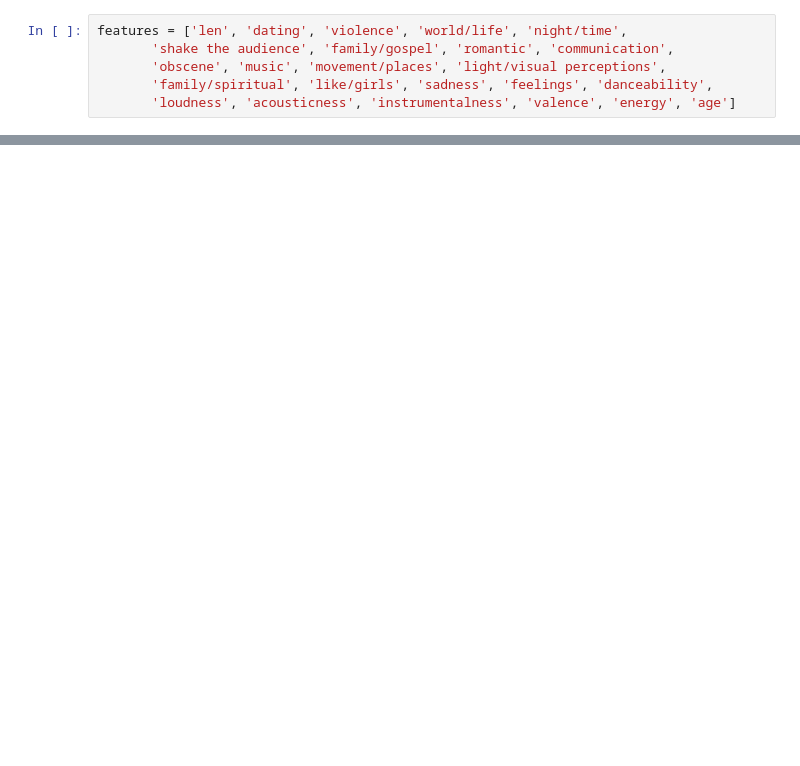
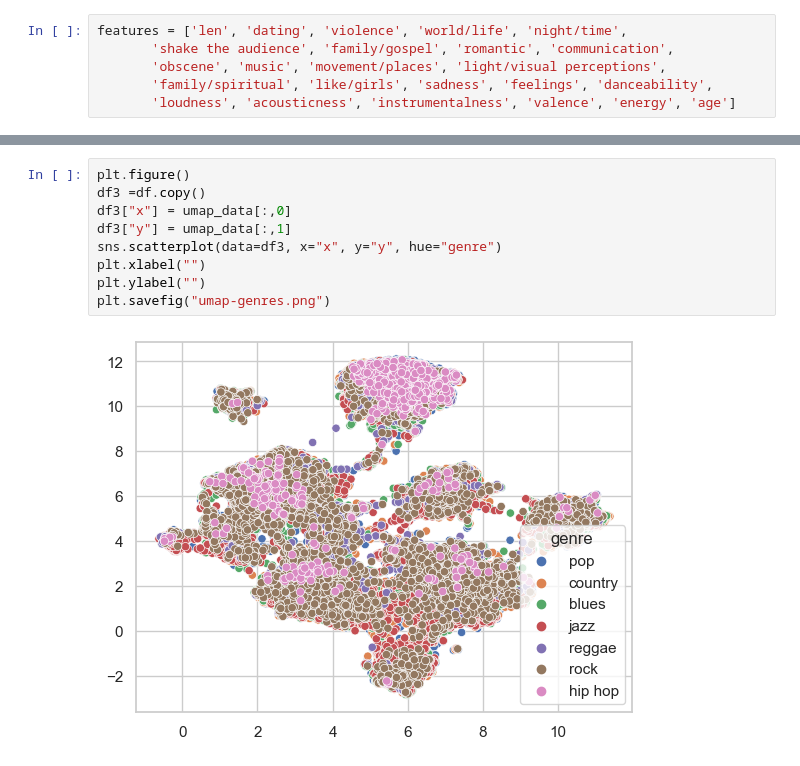
Before and after one commit to Aekai/kaggle-1950-2019songs, a Jupyter notebook: Data description.ipynb, the cells around one changed output, grey strips where cells are left out. Cells and saved outputs as stored; diff of their text form; blank space fills up the shorter version.

```diff
--- a/Data description.ipynb
+++ b/Data description.ipynb
@@ -86,0 +115,11 @@ sns.scatterplot(x=pca[:,0], y=pca[:,1], hue=df["genre"])
+# %%
+plt.figure()
+df3 =df.copy()
+df3["x"] = umap_data[:,0]
+df3["y"] = umap_data[:,1]
+sns.scatterplot(data=df3, x="x", y="y", hue="genre")
+plt.xlabel("")
+plt.ylabel("")
+plt.savefig("umap-genres.png")
+# %% [output]
+[figure, added]
```
Also changed, not shown: parts of 9 cells of this notebook, 7 other files.
